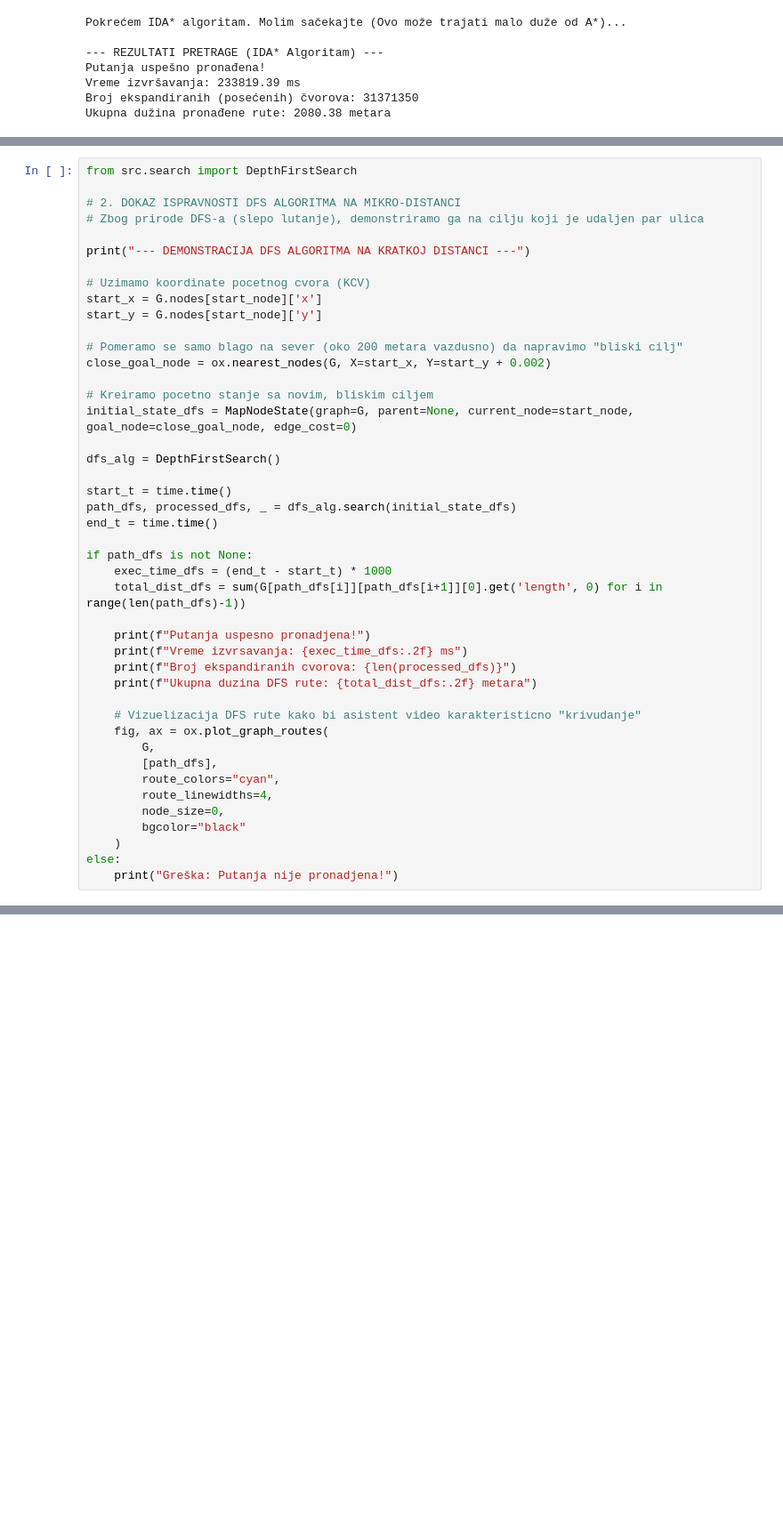
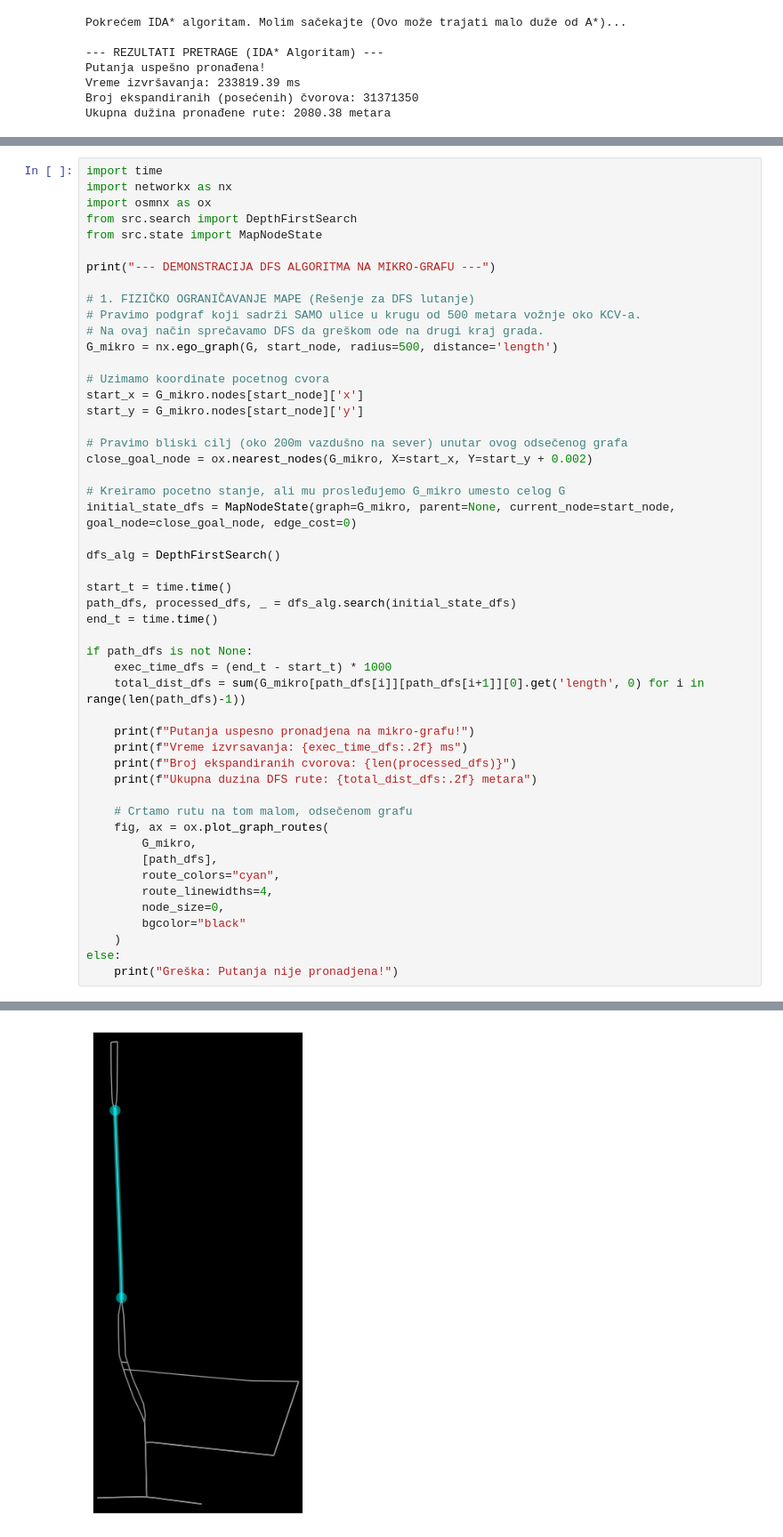
Before and after one commit to Mihailo0203/pametni-navigacioni-sistem, a Jupyter notebook: main.ipynb, the cells around one changed output, grey strips where cells are left out. Shown at 89% size. Drawn from its saved outputs; the diff is of its cells as text; blank space fills up the shorter version.

```diff
--- a/main.ipynb
+++ b/main.ipynb
@@ -309,20 +311,26 @@ KeyboardInterrupt:
 # %%
+import time
+import networkx as nx
+import osmnx as ox
 from src.search import DepthFirstSearch
+from src.state import MapNodeState
 
-# 2. DOKAZ ISPRAVNOSTI DFS ALGORITMA NA MIKRO-DISTANCI
-# Zbog prirode DFS-a (slepo lutanje), demonstriramo ga na cilju koji je udaljen par ulica
+print("--- DEMONSTRACIJA DFS ALGORITMA NA MIKRO-GRAFU ---")
 
-print("--- DEMONSTRACIJA DFS ALGORITMA NA KRATKOJ DISTANCI ---")
+# 1. FIZIČKO OGRANIČAVANJE MAPE (Rešenje za DFS lutanje)
+# Pravimo podgraf koji sadrži SAMO ulice u krugu od 500 metara vožnje oko KCV-a.
+# Na ovaj način sprečavamo DFS da greškom ode na drugi kraj grada.
+G_mikro = nx.ego_graph(G, start_node, radius=500, distance='length')
 
-# Uzimamo koordinate pocetnog cvora (KCV)
-start_x = G.nodes[start_node]['x']
-start_y = G.nodes[start_node]['y']
+# Uzimamo koordinate pocetnog cvora
+start_x = G_mikro.nodes[start_node]['x']
+start_y = G_mikro.nodes[start_node]['y']
 
-# Pomeramo se samo blago na sever (oko 200 metara vazdusno) da napravimo "bliski cilj"
-close_goal_node = ox.nearest_nodes(G, X=start_x, Y=start_y + 0.002)
+# Pravimo bliski cilj (oko 200m vazdušno na sever) unutar ovog odsečenog grafa
+close_goal_node = ox.nearest_nodes(G_mikro, X=start_x, Y=start_y + 0.002)
 
-# Kreiramo pocetno stanje sa novim, bliskim ciljem
-initial_state_dfs = MapNodeState(graph=G, parent=None, current_node=start_node, goal_node=close_goal_node, edge_cost=0)
+# Kreiramo pocetno stanje, ali mu prosleđujemo G_mikro umesto celog G
+initial_state_dfs = MapNodeState(graph=G_mikro, parent=None, current_node=start_node, goal_node=close_goal_node, edge_cost=0)
 
 dfs_alg = DepthFirstSearch()
 
@@ -332,16 +340,16 @@ end_t = time.time()
 
 if path_dfs is not None:
     exec_time_dfs = (end_t - start_t) * 1000
-    total_dist_dfs = sum(G[path_dfs[i]][path_dfs[i+1]][0].get('length', 0) for i in range(len(path_dfs)-1))
+    total_dist_dfs = sum(G_mikro[path_dfs[i]][path_dfs[i+1]][0].get('length', 0) for i in range(len(path_dfs)-1))
 
-    print(f"Putanja uspesno pronadjena!")
+    print(f"Putanja uspesno pronadjena na mikro-grafu!")
     print(f"Vreme izvrsavanja: {exec_time_dfs:.2f} ms")
     print(f"Broj ekspandiranih cvorova: {len(processed_dfs)}")
     print(f"Ukupna duzina DFS rute: {total_dist_dfs:.2f} metara")
 
-    # Vizuelizacija DFS rute kako bi asistent video karakteristicno "krivudanje"
+    # Crtamo rutu na tom malom, odsečenom grafu
     fig, ax = ox.plot_graph_routes(
-        G,
+        G_mikro,
         [path_dfs],
         route_colors="cyan",
         route_linewidths=4,
@@ -350,3 +358,4 @@ if path_dfs is not None:
     )
 else:
     print("Greška: Putanja nije pronadjena!")
+# %% [output]
@@ -352,0 +367 @@ else:
+[figure, added]
```
Also changed, not shown: parts of 2 cells of this notebook.
